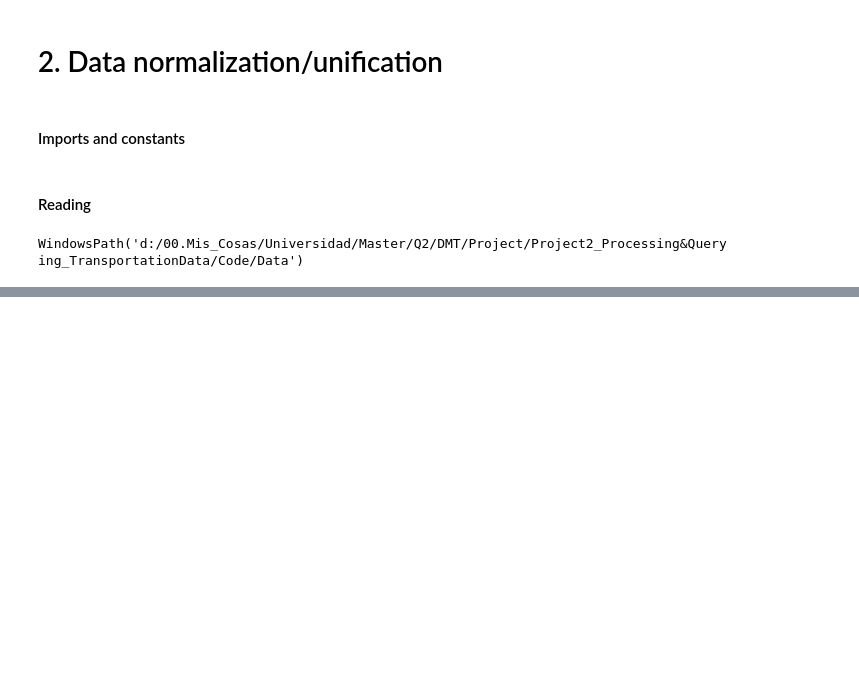
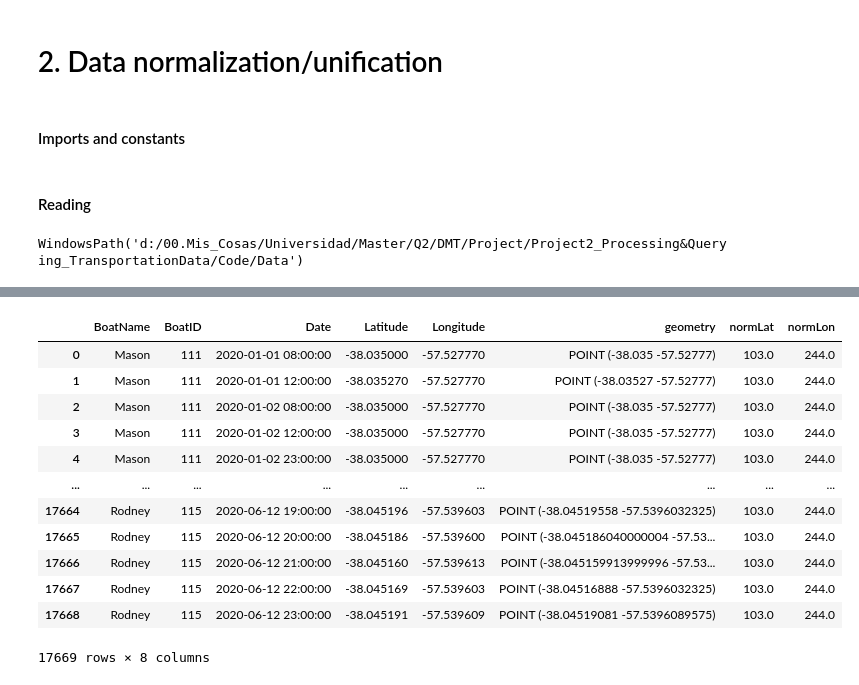
Before and after one commit to Nhok95/DMT_LAB2, a Jupyter notebook: dataNormalizationUnification.ipynb, the cells around one changed output, grey strips where cells are left out. Cells and saved outputs as stored; diff of their text form; code cells hidden in the pictures; blank space fills up the shorter version.

```diff
--- a/dataNormalizationUnification.ipynb
+++ b/dataNormalizationUnification.ipynb
@@ -77 +81,4 @@ partOfTheDay     object
 dtype: object
+# %%
+#aisDF = gpd.read_file(DataDir / "clean_ais.shp")
+aisDF = pd.read_csv(DataDir / "clean_ais.csv", )
@@ -145,0 +167,19 @@ mySquare.bounds
+# %%
+aisDF['normLat'] = abs(-90 - aisDF.Latitude) // 0.5
+aisDF['normLon'] = abs(-180 - aisDF.Longitude) // 0.5
+
+aisDF
+# %% [output]
+|  | BoatName | BoatID | Date | Latitude | Longitude | geometry | normLat | normLon |
+| 0 | Mason | 111 | 2020-01-01 08:00:00 | -38.035000 | -57.527770 | POINT (-38.035 -57.52777) | 103.0 | 244.0 |
+| 1 | Mason | 111 | 2020-01-01 12:00:00 | -38.035270 | -57.527770 | POINT (-38.03527 -57.52777) | 103.0 | 244.0 |
+| 2 | Mason | 111 | 2020-01-02 08:00:00 | -38.035000 | -57.527770 | POINT (-38.035 -57.52777) | 103.0 | 244.0 |
+| 3 | Mason | 111 | 2020-01-02 12:00:00 | -38.035000 | -57.527770 | POINT (-38.035 -57.52777) | 103.0 | 244.0 |
+| 4 | Mason | 111 | 2020-01-02 23:00:00 | -38.035000 | -57.527770 | POINT (-38.035 -57.52777) | 103.0 | 244.0 |
+| ... | ... | ... | ... | ... | ... | ... | ... | ... |
+| 17664 | Rodney | 115 | 2020-06-12 19:00:00 | -38.045196 | -57.539603 | POINT (-38.04519558 -57.5396032325) | 103.0 | 244.0 |
+| 17665 | Rodney | 115 | 2020-06-12 20:00:00 | -38.045186 | -57.539600 | POINT (-38.045186040000004 -57.53... | 103.0 | 244.0 |
+| 17666 | Rodney | 115 | 2020-06-12 21:00:00 | -38.045160 | -57.539613 | POINT (-38.045159913999996 -57.53... | 103.0 | 244.0 |
+| 17667 | Rodney | 115 | 2020-06-12 22:00:00 | -38.045169 | -57.539603 | POINT (-38.04516888 -57.5396032325) | 103.0 | 244.0 |
+| 17668 | Rodney | 115 | 2020-06-12 23:00:00 | -38.045191 | -57.539609 | POINT (-38.04519081 -57.5396089575) | 103.0 | 244.0 |
+17669 rows × 8 columns
```
Also changed, not shown: parts of 27 cells of this notebook, 31 other files.
